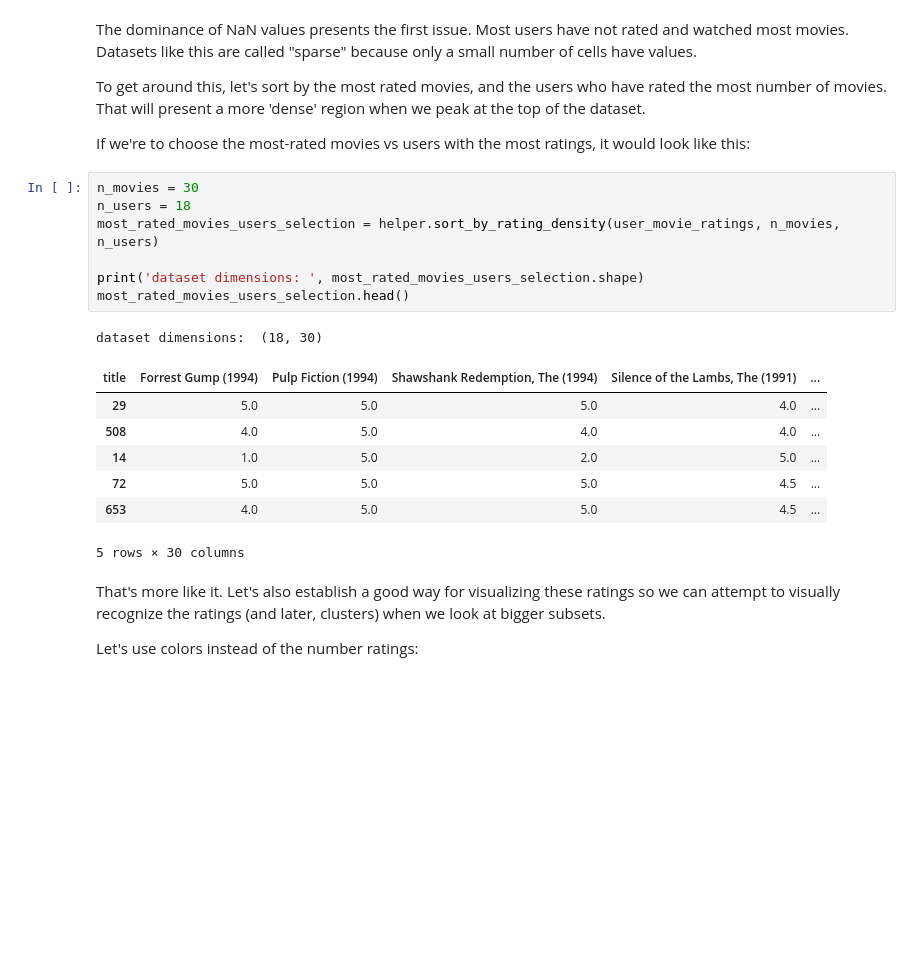
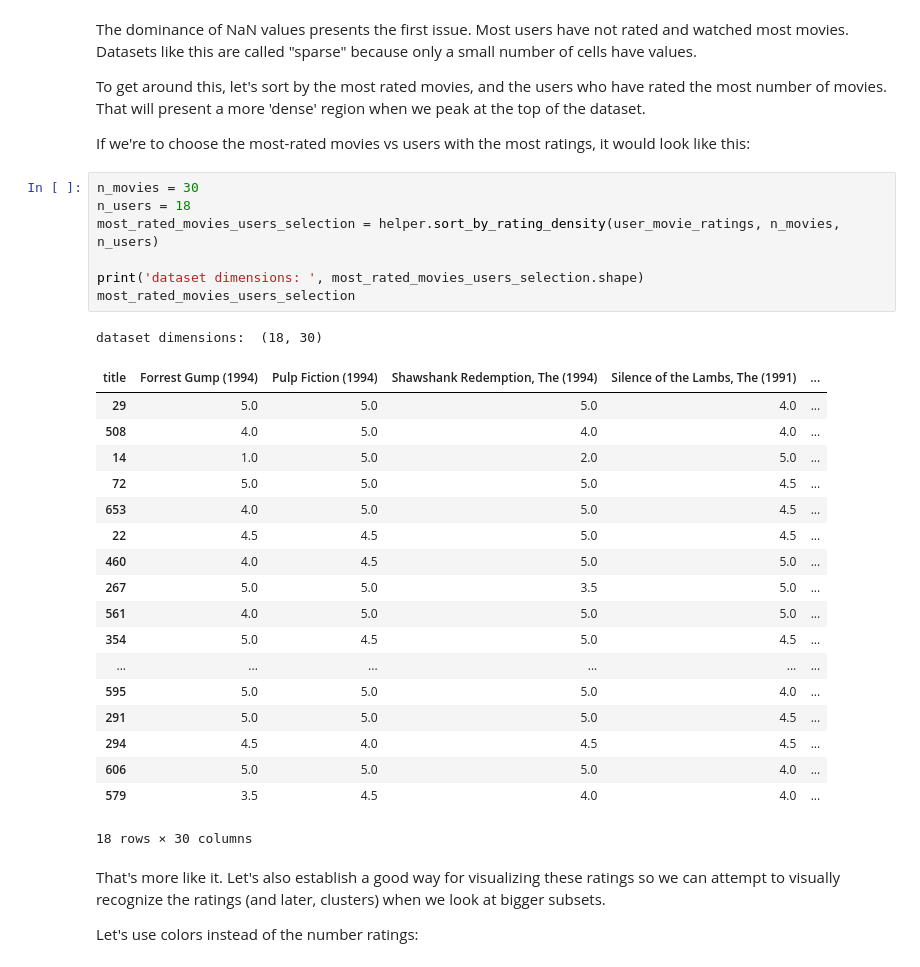
Before and after one commit to Beroy-Jenkins/Data-science-projects, a Jupyter notebook: projects/Miniprojeto_clustering/k-means Clustering of Movie Ratings [SOLUTION].ipynb, the cells around one changed output. Cells and saved outputs as stored; diff of their text form; blank space fills up the shorter version.

```diff
--- a/projects/Miniprojeto_clustering/k-means Clustering of Movie Ratings [SOLUTION].ipynb
+++ b/projects/Miniprojeto_clustering/k-means Clustering of Movie Ratings [SOLUTION].ipynb
@@ -285,19 +278,30 @@ If we're to choose the most-rated movies vs users with the most ratings, it woul
 # %%
 n_movies = 30
 n_users = 18
 most_rated_movies_users_selection = helper.sort_by_rating_density(user_movie_ratings, n_movies, n_users)
 
 print('dataset dimensions: ', most_rated_movies_users_selection.shape)
-most_rated_movies_users_selection.head()
+most_rated_movies_users_selection
 # %% [output]
 dataset dimensions:  (18, 30)
 | title | Forrest Gump (1994) | Pulp Fiction (1994) | Shawshank Redemption, The (1994) | Silence of the Lambs, The (1991) | ... |
 | 29 | 5.0 | 5.0 | 5.0 | 4.0 | ... |
 | 508 | 4.0 | 5.0 | 4.0 | 4.0 | ... |
 | 14 | 1.0 | 5.0 | 2.0 | 5.0 | ... |
 | 72 | 5.0 | 5.0 | 5.0 | 4.5 | ... |
 | 653 | 4.0 | 5.0 | 5.0 | 4.5 | ... |
+| 22 | 4.5 | 4.5 | 5.0 | 4.5 | ... |
+| 460 | 4.0 | 4.5 | 5.0 | 5.0 | ... |
+| 267 | 5.0 | 5.0 | 3.5 | 5.0 | ... |
+| 561 | 4.0 | 5.0 | 5.0 | 5.0 | ... |
+| 354 | 5.0 | 4.5 | 5.0 | 4.5 | ... |
+| ... | ... | ... | ... | ... | ... |
+| 595 | 5.0 | 5.0 | 5.0 | 4.0 | ... |
+| 291 | 5.0 | 5.0 | 5.0 | 4.5 | ... |
+| 294 | 4.5 | 4.0 | 4.5 | 4.5 | ... |
+| 606 | 5.0 | 5.0 | 5.0 | 4.0 | ... |
+| 579 | 3.5 | 4.5 | 4.0 | 4.0 | ... |
-5 rows × 30 columns
+18 rows × 30 columns
 # %% [markdown]
 That's more like it. Let's also establish a good way for visualizing these ratings so we can attempt to visually recognize the ratings (and later, clusters) when we look at bigger subsets.
 
```
Also changed, not shown: parts of 16 cells of this notebook, 2 other files.
